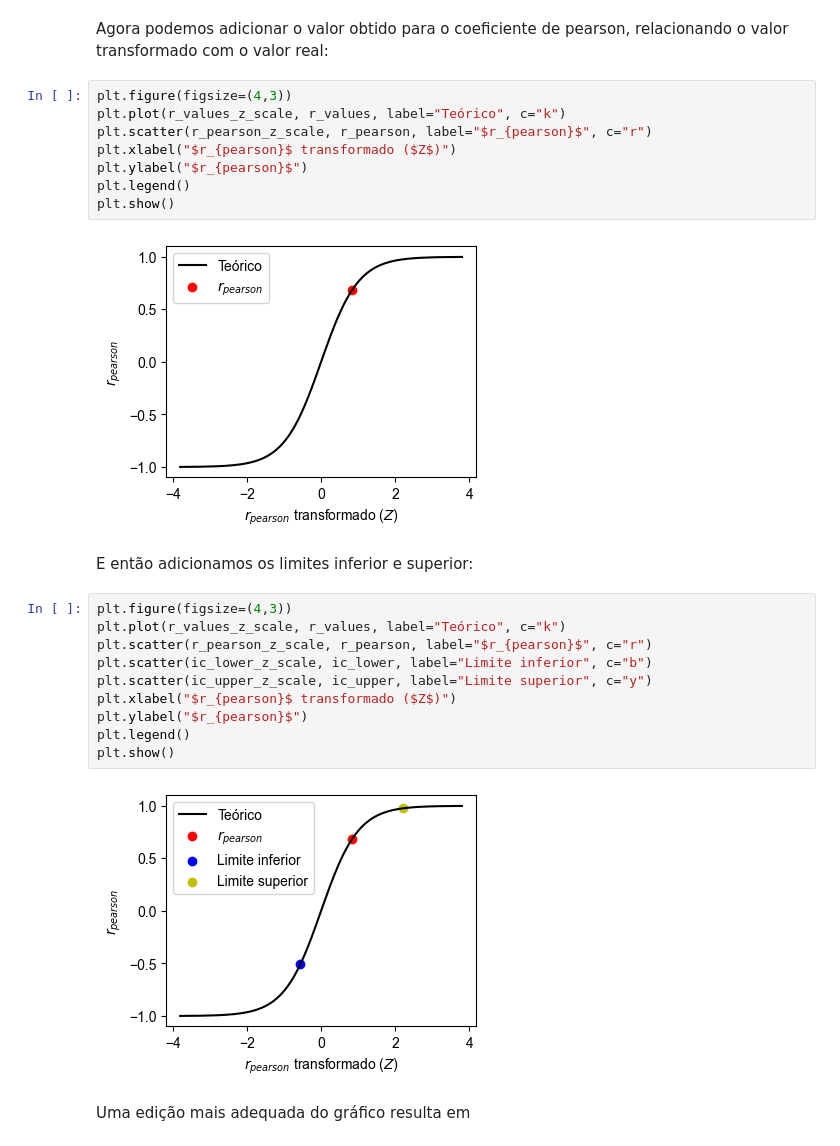
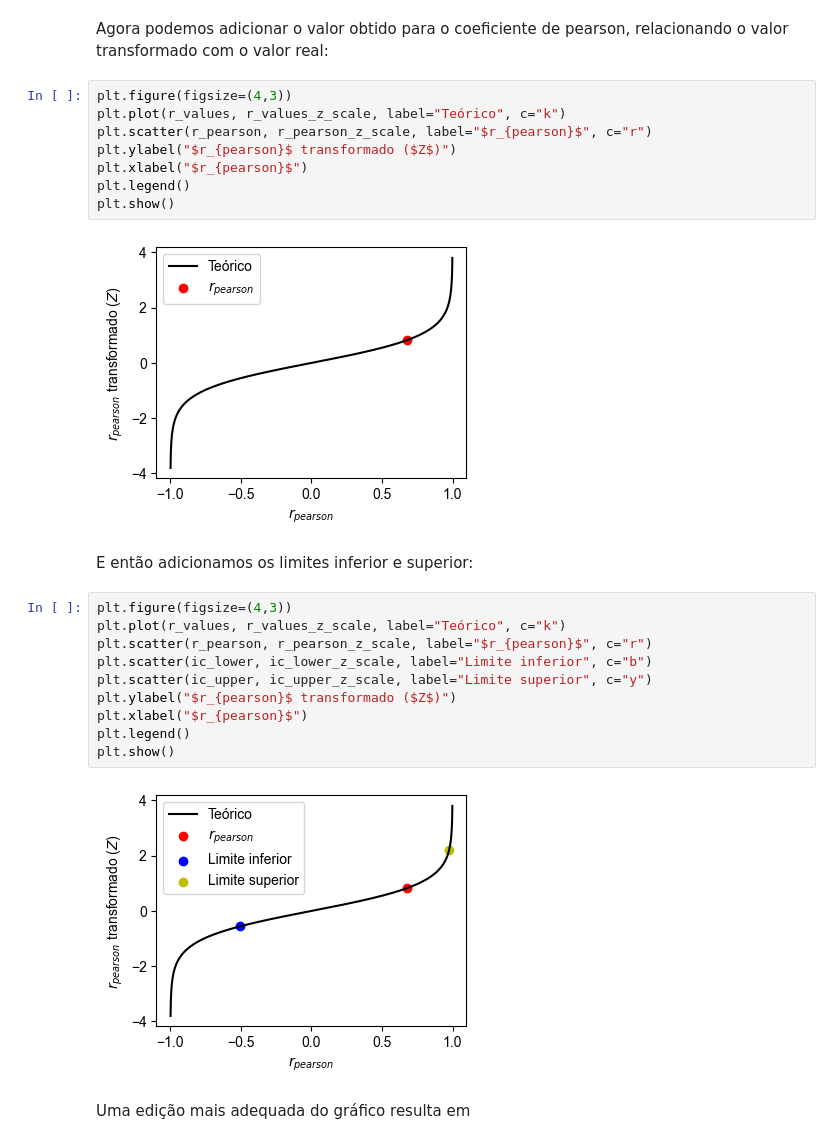
Before and after one commit to andersonmdcanteli/statistic, a Jupyter notebook: Python/pt-br/r-pearson/coeficiente-de-correlacao-(r-pearson).ipynb, the cells around one changed output. Drawn from its saved outputs; the diff is of its cells as text.

```diff
--- a/Python/pt-br/r-pearson/coeficiente-de-correlacao-(r-pearson).ipynb
+++ b/Python/pt-br/r-pearson/coeficiente-de-correlacao-(r-pearson).ipynb
@@ -313,28 +319,28 @@ plt.show()
 Agora podemos adicionar o valor obtido para o coeficiente de pearson, relacionando o valor transformado com o valor real:
 # %%
 plt.figure(figsize=(4,3))
-plt.plot(r_values_z_scale, r_values, label="Teórico", c="k")
-plt.scatter(r_pearson_z_scale, r_pearson, label="$r_{pearson}$", c="r")
-plt.xlabel("$r_{pearson}$ transformado ($Z$)")
-plt.ylabel("$r_{pearson}$")
+plt.plot(r_values, r_values_z_scale, label="Teórico", c="k")
+plt.scatter(r_pearson, r_pearson_z_scale, label="$r_{pearson}$", c="r")
+plt.ylabel("$r_{pearson}$ transformado ($Z$)")
+plt.xlabel("$r_{pearson}$")
 plt.legend()
 plt.show()
 # %% [output]
-[figure, old version]
+[figure, new version]
 # %% [markdown]
 E então adicionamos os limites inferior e superior:
 # %%
 plt.figure(figsize=(4,3))
-plt.plot(r_values_z_scale, r_values, label="Teórico", c="k")
-plt.scatter(r_pearson_z_scale, r_pearson, label="$r_{pearson}$", c="r")
-plt.scatter(ic_lower_z_scale, ic_lower, label="Limite inferior", c="b")
-plt.scatter(ic_upper_z_scale, ic_upper, label="Limite superior", c="y")
-plt.xlabel("$r_{pearson}$ transformado ($Z$)")
-plt.ylabel("$r_{pearson}$")
+plt.plot(r_values, r_values_z_scale, label="Teórico", c="k")
+plt.scatter(r_pearson, r_pearson_z_scale, label="$r_{pearson}$", c="r")
+plt.scatter(ic_lower, ic_lower_z_scale, label="Limite inferior", c="b")
+plt.scatter(ic_upper, ic_upper_z_scale, label="Limite superior", c="y")
+plt.ylabel("$r_{pearson}$ transformado ($Z$)")
+plt.xlabel("$r_{pearson}$")
 plt.legend()
 plt.show()
 # %% [output]
-[figure, old version]
+[figure, new version]
 # %% [markdown]
 Uma edição mais adequada do gráfico resulta em
 # %%
```
Also changed, not shown: parts of 9 cells of this notebook.
